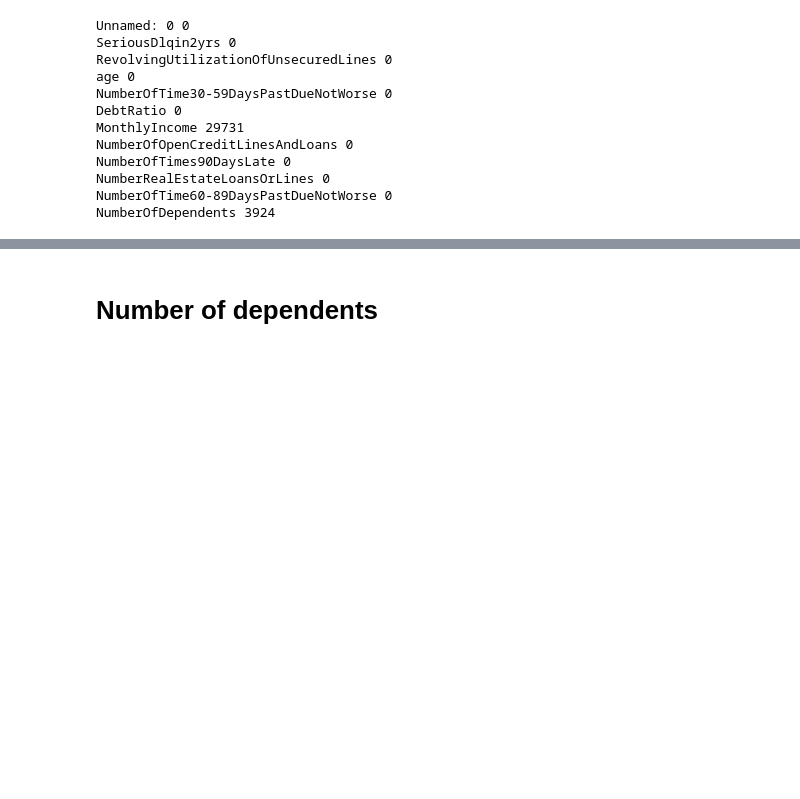
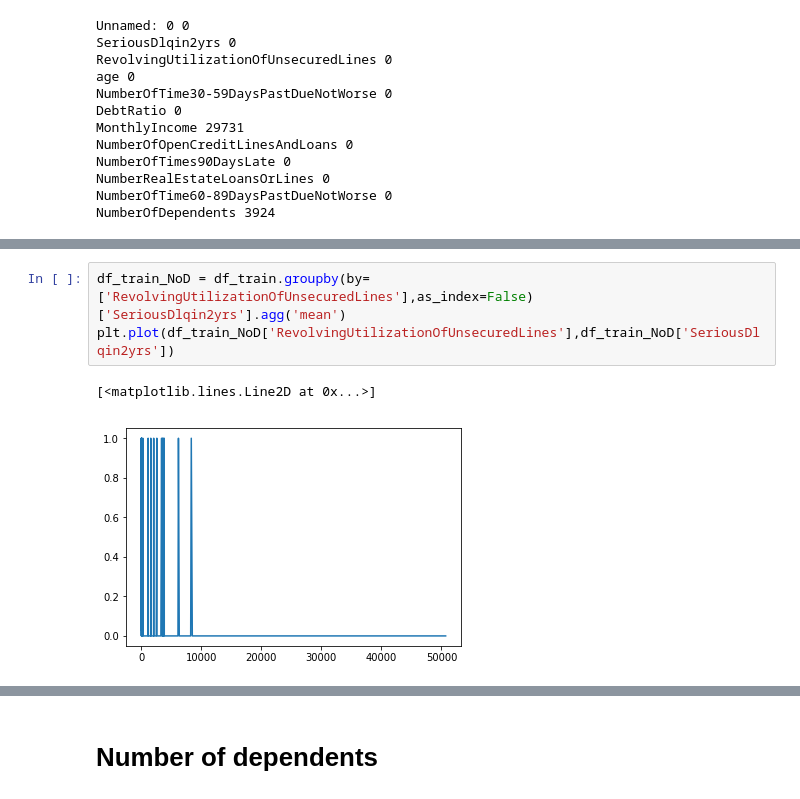
Before and after one commit to aalepere/give_me_some_credit, a Jupyter notebook: notebooks/Analysis.ipynb, the cells around one changed output, grey strips where cells are left out. Saved outputs shown, nothing was run; the diff lists cells and outputs as text; blank space fills up the shorter version.

```diff
--- a/notebooks/Analysis.ipynb
+++ b/notebooks/Analysis.ipynb
@@ -37,0 +49,6 @@ NumberOfDependents 3924
+# %%
+df_train_NoD = df_train.groupby(by=['RevolvingUtilizationOfUnsecuredLines'],as_index=False)['SeriousDlqin2yrs'].agg('mean')
+plt.plot(df_train_NoD['RevolvingUtilizationOfUnsecuredLines'],df_train_NoD['SeriousDlqin2yrs'])
+# %% [output]
+[<matplotlib.lines.Line2D at 0x...>]
+[figure, added]
```
Also changed, not shown: parts of 5 cells of this notebook.
